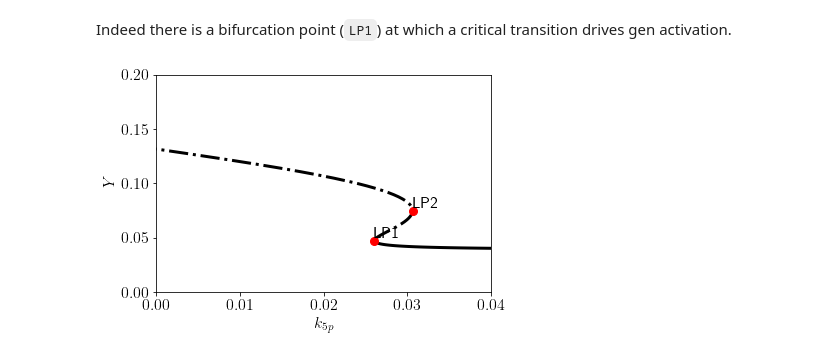
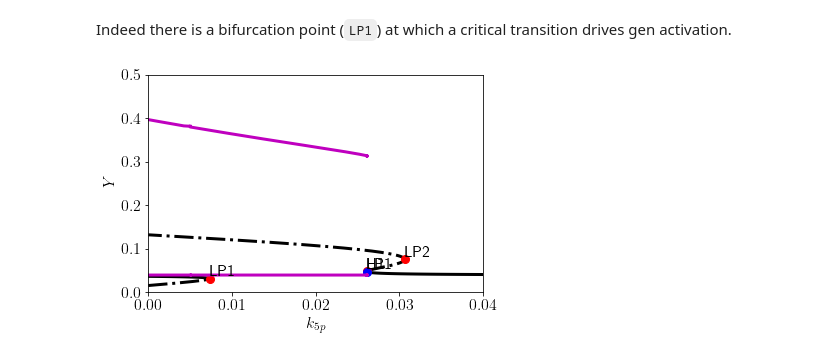
Before and after one commit to ccontrer/20-05SNBifurcationCarryover, a Jupyter notebook: notebooks/Application Cell cycle.ipynb, the cells around one changed output. Saved outputs shown, nothing was run; the diff lists cells and outputs as text; code cells hidden in the pictures.

```diff
--- a/notebooks/Application Cell cycle.ipynb
+++ b/notebooks/Application Cell cycle.ipynb
@@ -260,3 +298,11 @@ plt.show()
+# %%
+mpl.rcParams['figure.figsize'] = [6, 4]
+mpl.rcParams['font.size'] = 16
+mpl.rcParams['lines.linewidth'] = 3
+mpl.rcParams['lines.markersize'] = 8
+# %%
+figdir = './figures/'
+plt.rc('text', usetex=True)
 # %% [markdown]
 ## 2. Extended system: bifurcation diagram
 # %% [markdown]
@@ -470,15 +505,16 @@ k5p  =  -2.265097847256428e-10
 Indeed there is a bifurcation point (`LP1`) at which a critical transition drives gen activation.
 # %%
 PC[name1].display(('k5p', 'Y'), stability=True, linewidth=3)
-# PC[name2].display(('k5p', 'Y'), stability=True, linewidth=3)
-# PC[name3].display(('k5p', 'Y_max'), stability=True, linewidth=3)
-PC.plot.fig1.toggleAll('off', bytype=['P', 'B', 'H'])
+PC[name2].display(('k5p', 'Y'), stability=True, linewidth=3)
+PC[name3].display(('k5p', 'Y_min'), stability=True, linewidth=3)
+PC[name3].display(('k5p', 'Y_max'), stability=True, linewidth=3)
+PC.plot.fig1.toggleAll('off', bytype=['P', 'B', 'MX', 'RG'])
 PC.plot.fig1.axes1.axes.set_xlabel('$k_{5p}$', fontsize=16)
 PC.plot.fig1.axes1.axes.set_xlim((0.0, 0.04))
 PC.plot.fig1.axes1.axes.set_ylabel('$Y$', fontsize=16)
-PC.plot.fig1.axes1.axes.set_ylim((0.0, 0.2))
+PC.plot.fig1.axes1.axes.set_ylim((0.0, 0.5))
 PC.plot.fig1.axes1.axes.set_title('')
 plt.savefig(figdir + 'ApplicationCellCycleExtendedlBifurcation.pdf', bbox_inches='tight')
 plt.show()
 # %% [output]
-[figure, old version]
+[figure, new version]
```
Also changed, not shown: parts of 31 cells of this notebook, 17 other files.
